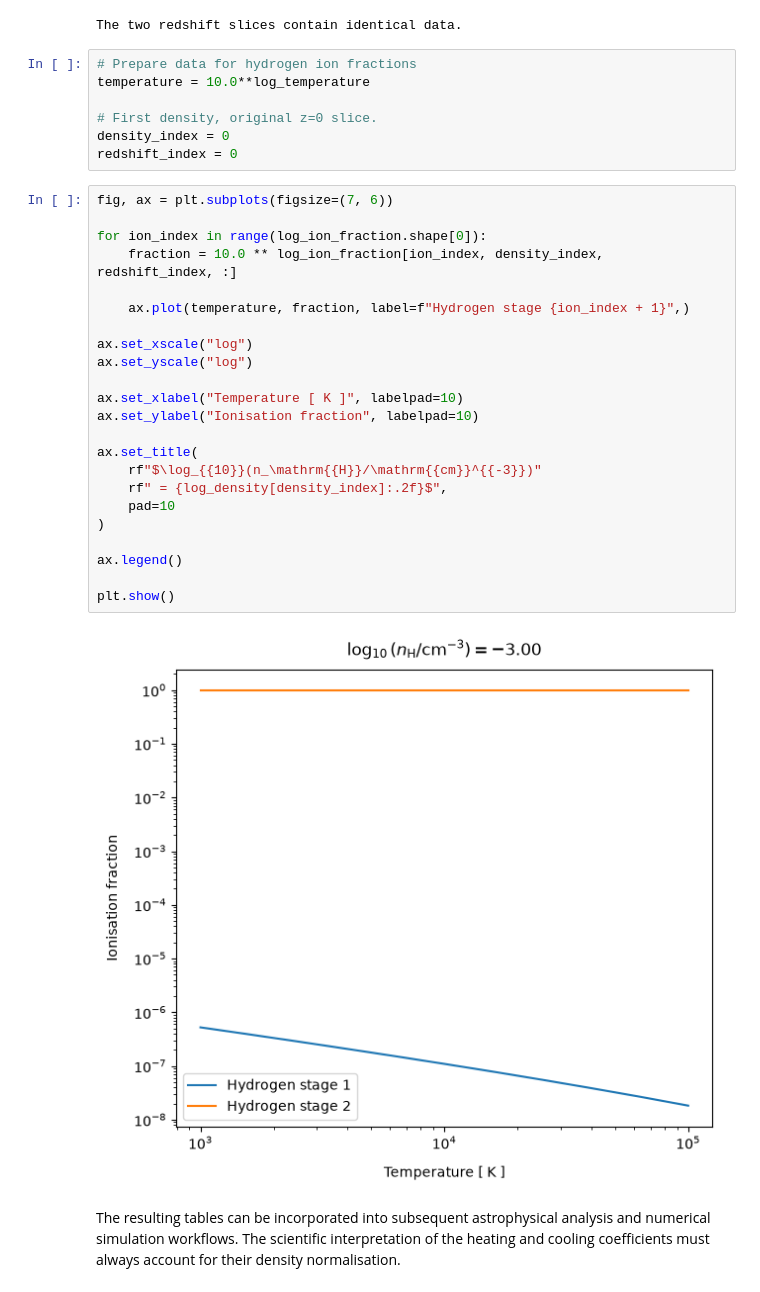
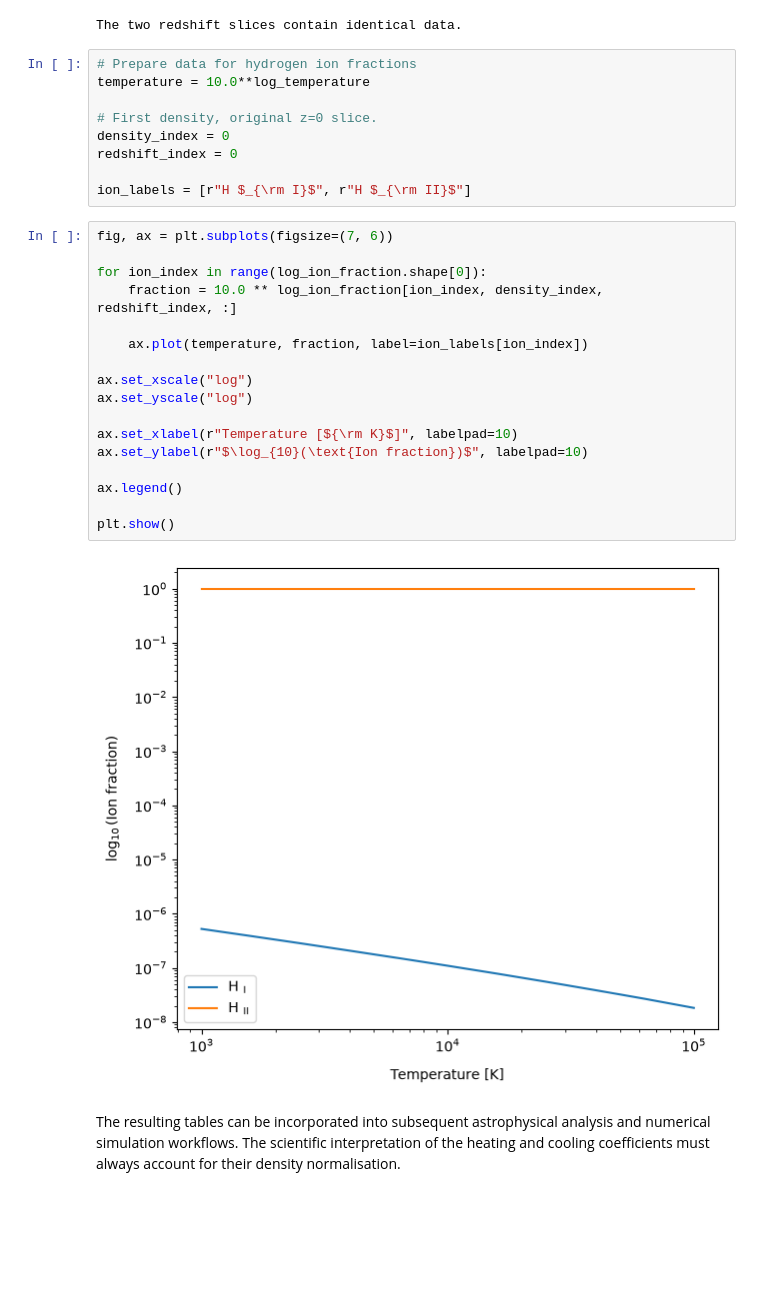
Before and after one commit to cPhysPlus/py4radiation, a Jupyter notebook: notebooks/03_processing_tables.ipynb, the cells around one changed output. Drawn from its saved outputs; the diff is of its cells as text; blank space fills up the shorter version.

```diff
--- a/notebooks/03_processing_tables.ipynb
+++ b/notebooks/03_processing_tables.ipynb
@@ -209,30 +203,26 @@ temperature = 10.0**log_temperature
 # First density, original z=0 slice.
 density_index = 0
 redshift_index = 0
+
+ion_labels = [r"H $_{\rm I}$", r"H $_{\rm II}$"]
 # %%
 fig, ax = plt.subplots(figsize=(7, 6))
 
 for ion_index in range(log_ion_fraction.shape[0]):
     fraction = 10.0 ** log_ion_fraction[ion_index, density_index, redshift_index, :]
 
-    ax.plot(temperature, fraction, label=f"Hydrogen stage {ion_index + 1}",)
+    ax.plot(temperature, fraction, label=ion_labels[ion_index])
 
 ax.set_xscale("log")
 ax.set_yscale("log")
 
-ax.set_xlabel("Temperature [ K ]", labelpad=10)
-ax.set_ylabel("Ionisation fraction", labelpad=10)
-
-ax.set_title(
-    rf"$\log_{{10}}(n_\mathrm{{H}}/\mathrm{{cm}}^{{-3}})"
-    rf" = {log_density[density_index]:.2f}$",
-    pad=10
-)
+ax.set_xlabel(r"Temperature [${\rm K}$]", labelpad=10)
+ax.set_ylabel(r"$\log_{10}(\text{Ion fraction})$", labelpad=10)
 
 ax.legend()
 
 plt.show()
 # %% [output]
-[figure, old version]
+[figure, new version]
 # %% [markdown]
 The resulting tables can be incorporated into subsequent astrophysical analysis and numerical simulation workflows. The scientific interpretation of the heating and cooling coefficients must always account for their density normalisation.
```
Also changed, not shown: parts of 7 cells of this notebook, 15 other files.
